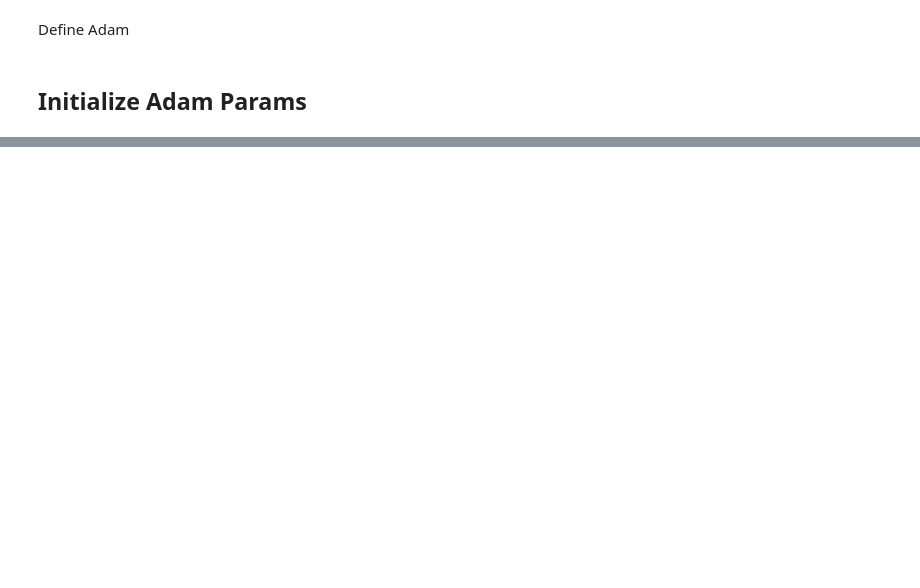
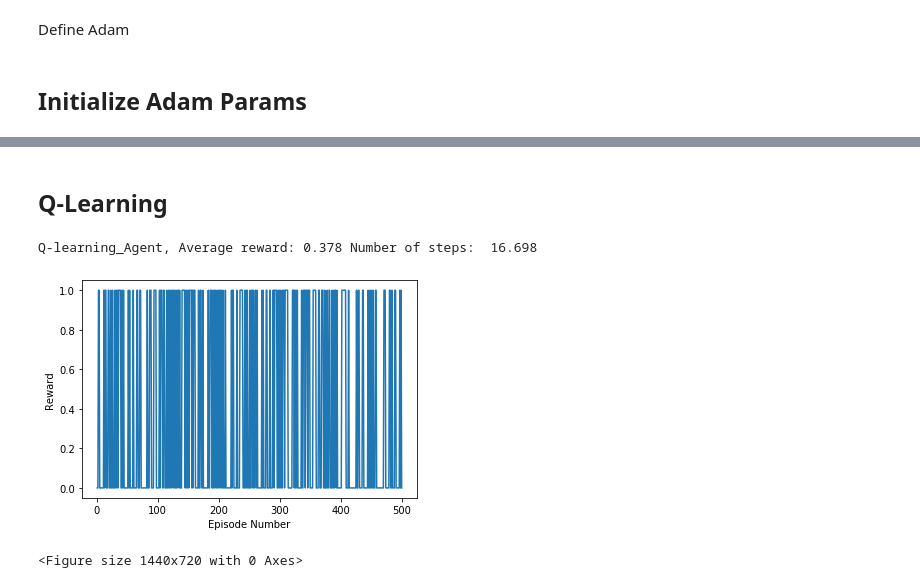
Before and after one commit to WZishan/Intro_RL_chessAssignment, a Jupyter notebook: Assignment3.27.ipynb, the cells around one changed output, grey strips where cells are left out. Saved outputs shown, nothing was run; the diff lists cells and outputs as text; code cells hidden in the pictures; blank space fills up the shorter version.

```diff
--- a/Assignment3.27.ipynb
+++ b/Assignment3.27.ipynb
@@ -680,7 +615,7 @@ for epsilon_0 in epsilon_0_list:
     for beta in beta_list:
         for gamma in gamma_list:
 
-            R_save,N_moves_save = SARSA(epsilon_0,beta,gamma)
+            R_save,N_moves_save = SARSA(epsilon_0,beta,gamma,False)
             result_list.append(((epsilon_0,beta,gamma),(np.mean(R_save),np.mean(N_moves_save))))
             print('SARSA_Agent, Average reward:',np.mean(R_save),'\nNumber of steps: ',np.mean(N_moves_save),
                   '\nparameters: epsilon:',epsilon_0,'beta:',beta,'gamma:',gamma)
@@ -688,0 +645,2 @@ print(np.mean(N_moves_save),np.mean(R_save))
+# %% [markdown]
+## Q-Learning
@@ -688,0 +752,16 @@ print(np.mean(N_moves_save),np.mean(R_save))
+# %%
+R_save,N_moves_save = Q_Learning(epsilon_0,beta,gamma,False)
+# %%
+print('Q-learning_Agent, Average reward:',np.mean(R_save),'Number of steps: ',np.mean(N_moves_save))
+# %% [output]
+Q-learning_Agent, Average reward: 0.378 Number of steps:  16.698
+# %%
+plt.figure()
+plt.plot(np.arange(1,N_episodes+1,1),R_save)
+plt.xlabel('Episode Number')
+plt.ylabel('Reward')
+plt.figure(figsize=(20, 10))
+plt.show()
+# %% [output]
+[figure, added]
+<Figure size 1440x720 with 0 Axes>
```
Also changed, not shown: parts of 23 cells of this notebook.
